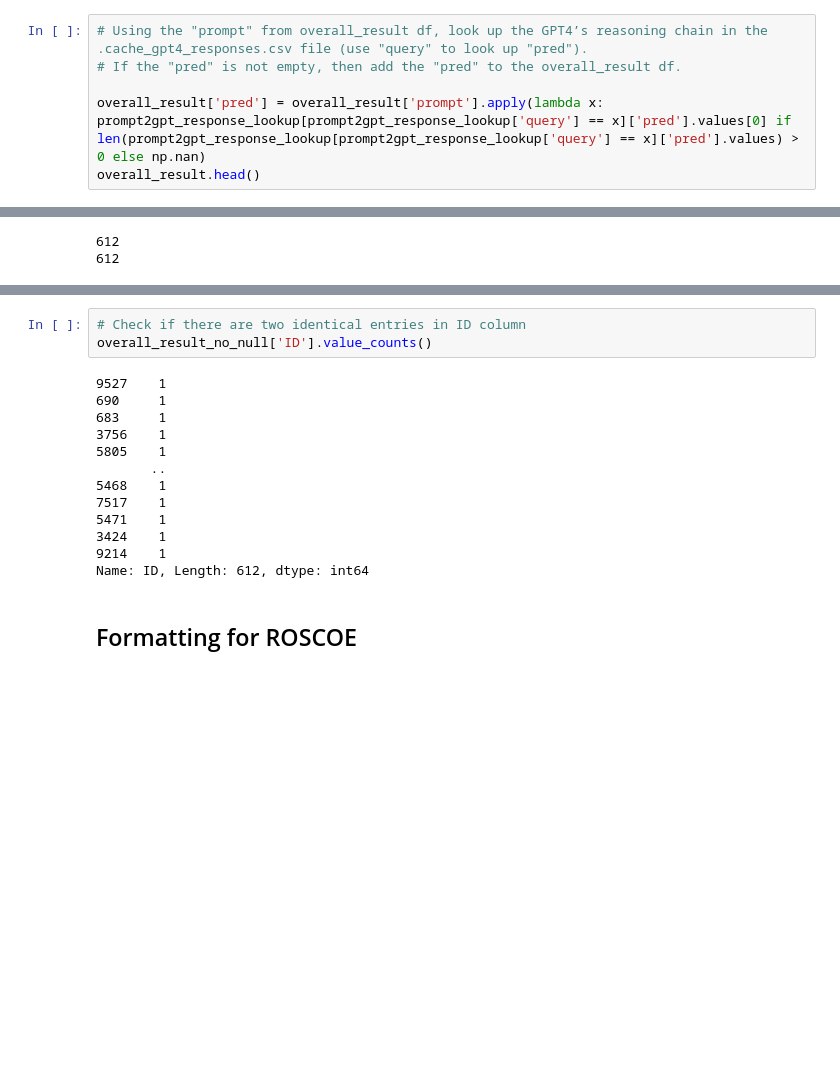
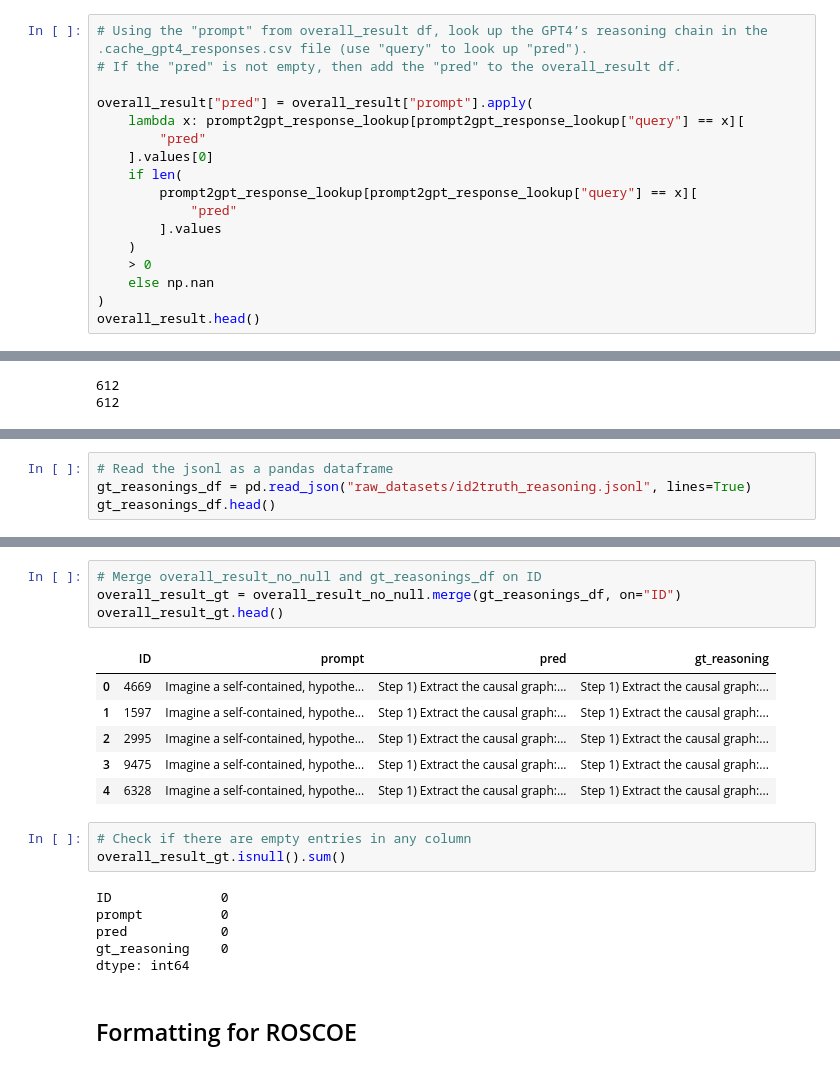
Before and after one commit to TheBlueHawk/CausalLLMs, a Jupyter notebook: roscoe_exp/roscoe_final.ipynb, the cells around one changed output, grey strips where cells are left out. Drawn from its saved outputs; the diff is of its cells as text; blank space fills up the shorter version.

```diff
--- a/roscoe_exp/roscoe_final.ipynb
+++ b/roscoe_exp/roscoe_final.ipynb
@@ -53,7 +55,18 @@ Start your answer with "Yes", or "No", followed by step-by-step reasoning to sup
 # Using the "prompt" from overall_result df, look up the GPT4’s reasoning chain in the .cache_gpt4_responses.csv file (use "query" to look up "pred").
 # If the "pred" is not empty, then add the "pred" to the overall_result df.
 
-overall_result['pred'] = overall_result['prompt'].apply(lambda x: prompt2gpt_response_lookup[prompt2gpt_response_lookup['query'] == x]['pred'].values[0] if len(prompt2gpt_response_lookup[prompt2gpt_response_lookup['query'] == x]['pred'].values) > 0 else np.nan)
+overall_result["pred"] = overall_result["prompt"].apply(
+    lambda x: prompt2gpt_response_lookup[prompt2gpt_response_lookup["query"] == x][
+        "pred"
+    ].values[0]
+    if len(
+        prompt2gpt_response_lookup[prompt2gpt_response_lookup["query"] == x][
+            "pred"
+        ].values
+    )
+    > 0
+    else np.nan
+)
 overall_result.head()
 # %% [output]
 |  | ID | prompt | pred |
@@ -129,0 +272,4 @@ Name: prompt, Length: 606, dtype: int64
+# %%
+# Read the jsonl as a pandas dataframe
+gt_reasonings_df = pd.read_json("raw_datasets/id2truth_reasoning.jsonl", lines=True)
+gt_reasonings_df.head()
@@ -130,19 +283,23 @@ Name: prompt, Length: 606, dtype: int64
+# %%
+# Merge overall_result_no_null and gt_reasonings_df on ID
+overall_result_gt = overall_result_no_null.merge(gt_reasonings_df, on="ID")
+overall_result_gt.head()
+# %% [output]
+|  | ID | prompt | pred | gt_reasoning |
+| 0 | 4669 | Imagine a self-contained, hypothe... | Step 1) Extract the causal graph:... | Step 1) Extract the causal graph:... |
+| 1 | 1597 | Imagine a self-contained, hypothe... | Step 1) Extract the causal graph:... | Step 1) Extract the causal graph:... |
+| 2 | 2995 | Imagine a self-contained, hypothe... | Step 1) Extract the causal graph:... | Step 1) Extract the causal graph:... |
+| 3 | 9475 | Imagine a self-contained, hypothe... | Step 1) Extract the causal graph:... | Step 1) Extract the causal graph:... |
+| 4 | 6328 | Imagine a self-contained, hypothe... | Step 1) Extract the causal graph:... | Step 1) Extract the causal graph:... |
 # %%
-# Check if there are two identical entries in ID column
-overall_result_no_null['ID'].value_counts()
+# Check if there are empty entries in any column
+overall_result_gt.isnull().sum()
 # %% [output]
-9527    1
-690     1
-683     1
-3756    1
-5805    1
-       ..
-5468    1
-7517    1
-5471    1
-3424    1
-9214    1
-Name: ID, Length: 612, dtype: int64
+ID              0
+prompt          0
+pred            0
+gt_reasoning    0
+dtype: int64
 # %% [markdown]
 ## Formatting for ROSCOE
 # %%
```
Also changed, not shown: parts of 20 cells of this notebook, 3 other files.
